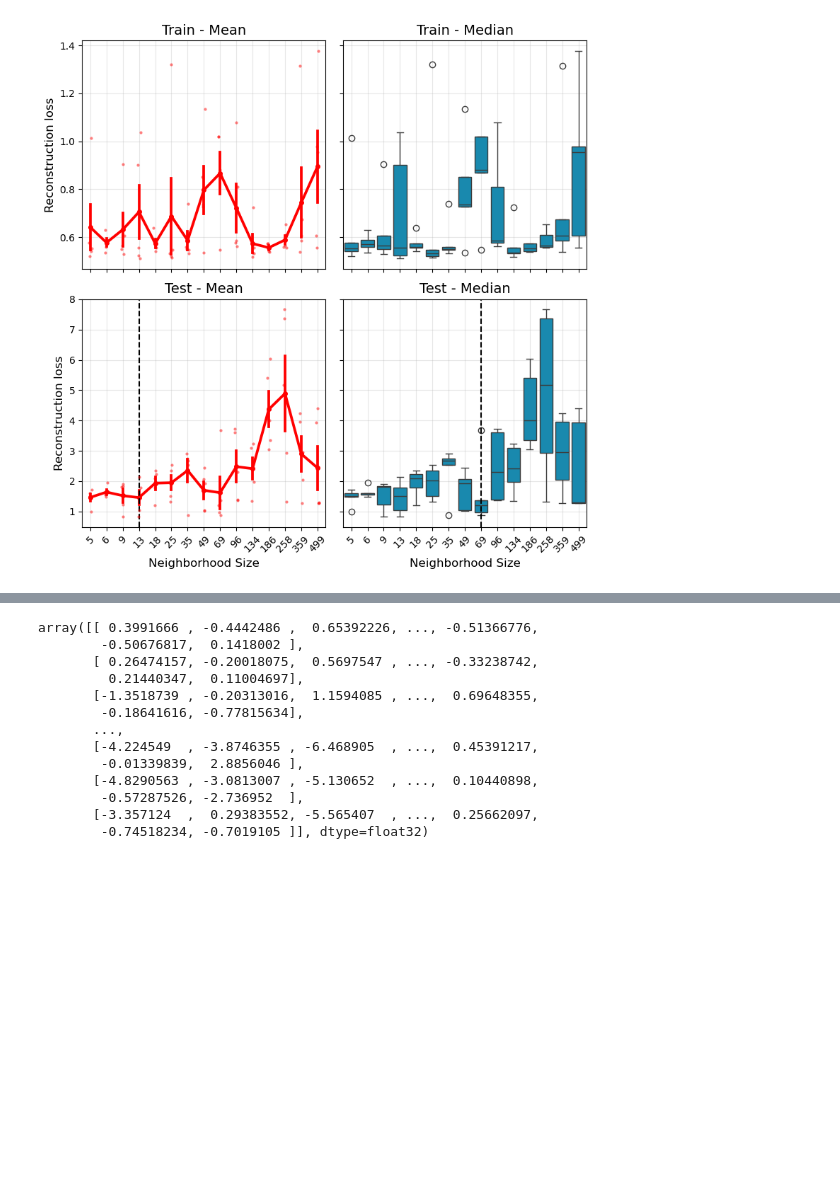
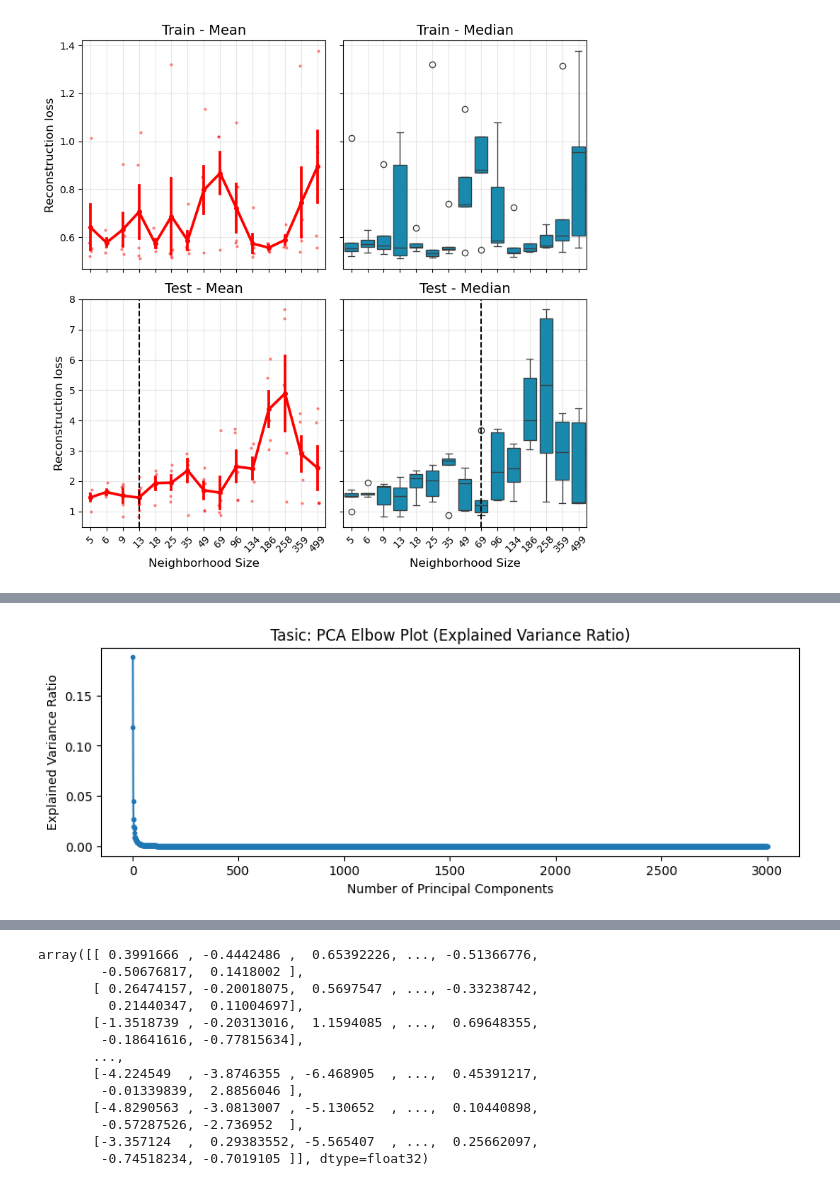
Before and after one commit to DataSlingers/MEDAL, a Jupyter notebook: notebooks/compare_teachers.ipynb, the cells around one changed output, grey strips where cells are left out. Saved outputs shown, nothing was run; the diff lists cells and outputs as text; code cells hidden in the pictures; blank space fills up the shorter version.

```diff
--- a/notebooks/compare_teachers.ipynb
+++ b/notebooks/compare_teachers.ipynb
@@ -1797,0 +1872,22 @@ plt.show()
+# %%
+# Load dataset
+from sklearn.model_selection import train_test_split
+path = "/Users/irenechang/Downloads/TasicData/tasic-post-geneSelection_23822x3000-final.csv"
+X = pd.read_csv(path)
+# split the data
+X, X_test = train_test_split(X, test_size=0.2, random_state=0)
+
+# Fit PCA
+pca = PCA()
+pca.fit(X)
+explained_var = pca.explained_variance_ratio_
+
+# Elbow plot: explained variance ratio
+plt.figure(figsize=(10, 3))
+plt.plot(range(1, len(explained_var) + 1), explained_var, marker='o', markersize=3)
+plt.xlabel("Number of Principal Components")
+plt.ylabel("Explained Variance Ratio")
+plt.title("Tasic: PCA Elbow Plot (Explained Variance Ratio)")
+plt.show()
+# %% [output]
+[figure, added]
```
Also changed, not shown: parts of 10 cells of this notebook.
